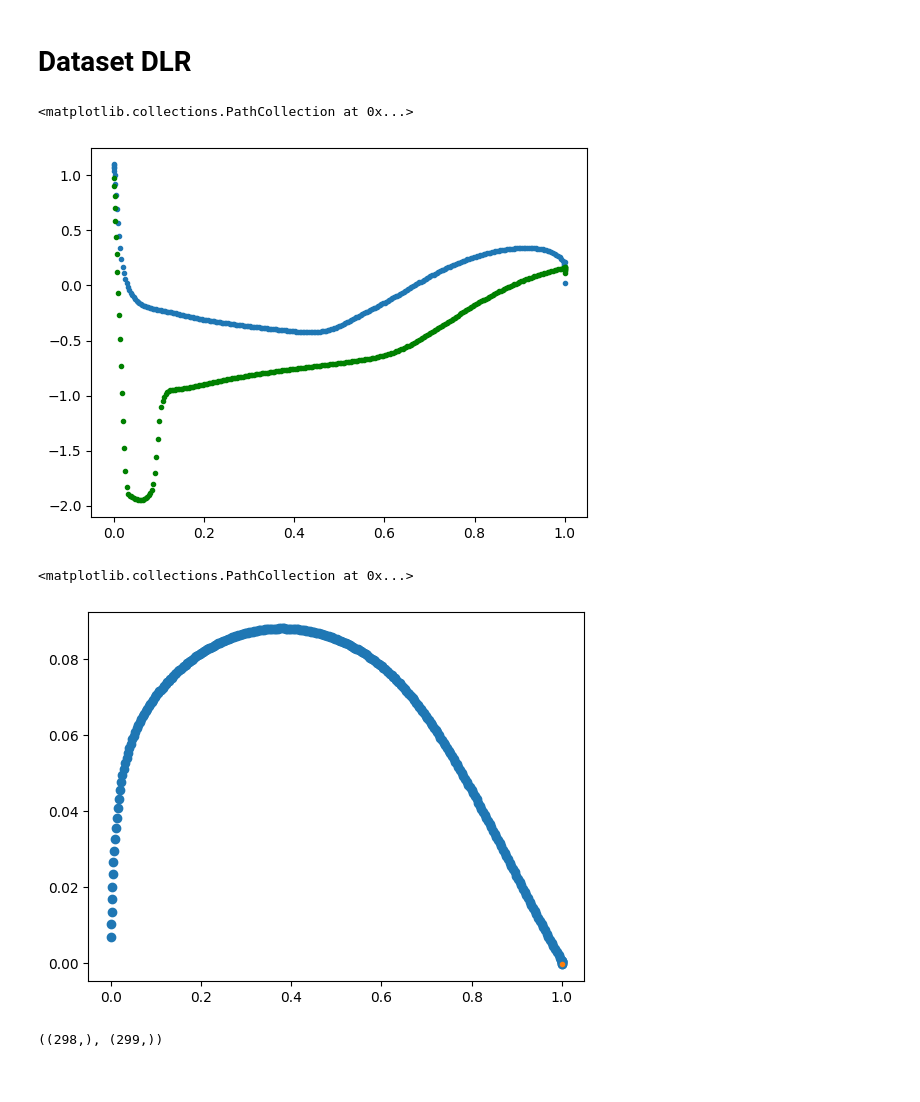
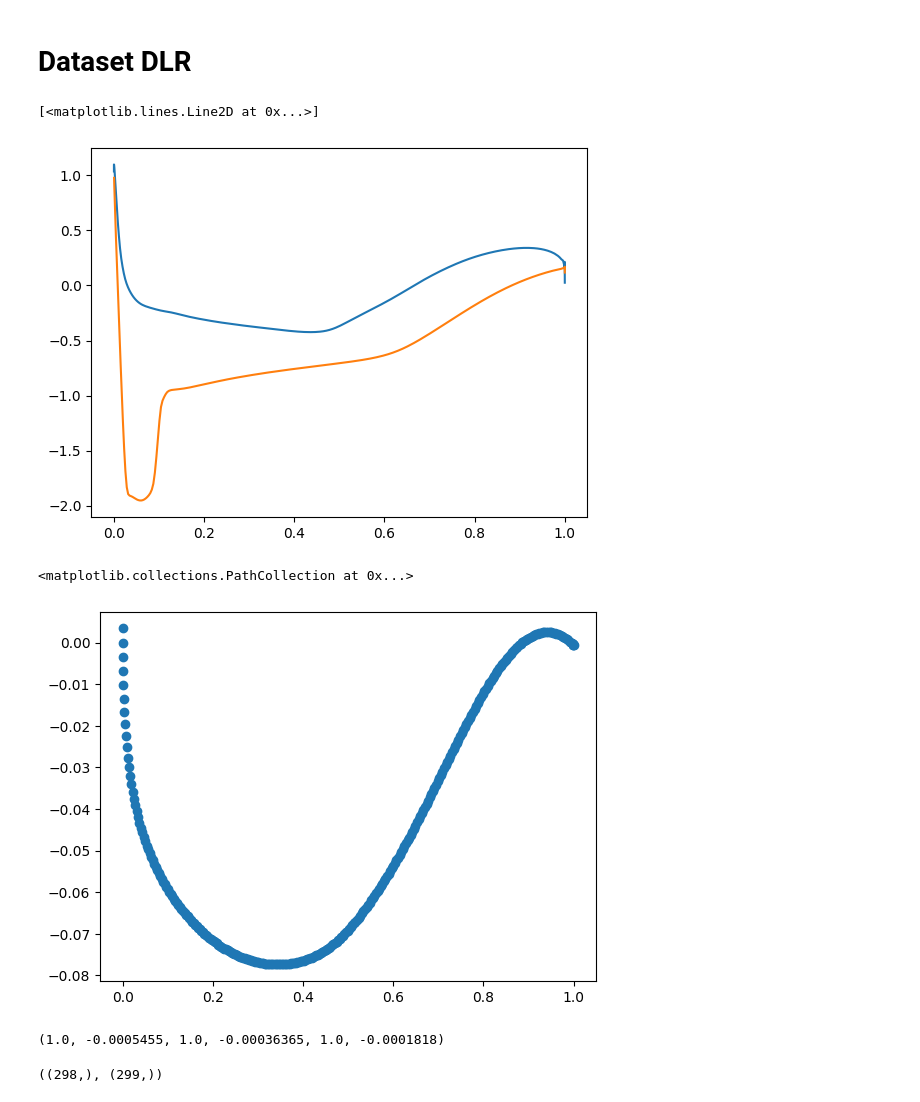
Before and after one commit to DavidRamosArchilla/denoising-diffusion-pytorch-fluid-mechanics, a Jupyter notebook: data_generation/download_and _read_datasets.ipynb, the cells around one changed output. Saved outputs shown, nothing was run; the diff lists cells and outputs as text; code cells hidden in the pictures.

```diff
--- a/data_generation/download_and _read_datasets.ipynb
+++ b/data_generation/download_and _read_datasets.ipynb
@@ -348,18 +350,22 @@ alpha = nc_fid.Alpha
 # %%
 import matplotlib.pyplot as plt
 
-plt.scatter(x[:597//2], cp[:597//2], marker='.')
-plt.scatter(x[597//2:], cp[597//2:], marker='.', c='green')
+plt.plot(x[:597//2], cp[:597//2])#, marker='.')
+plt.plot(x[597//2:], cp[597//2:])#, marker='.', c='green')
 # %% [output]
-<matplotlib.collections.PathCollection at 0x...>
+[<matplotlib.lines.Line2D at 0x...>]
-[figure, old version]
+[figure, new version]
 # %%
-# plt.scatter(x[:597//2], z[:597//2])
-plt.scatter(x[597//2:], z[597//2:])
-plt.scatter(x[298], z[298], marker='.')
+plt.scatter(x[:597//2], z[:597//2])
+# plt.scatter(x[597//2:], z[597//2:])
+# plt.scatter(x[298], z[298], marker='.')
 # %% [output]
 <matplotlib.collections.PathCollection at 0x...>
-[figure, old version]
+[figure, new version]
+# %%
+x[297], z[297], x[298], z[298], x[299], z[299]
+# %% [output]
+(1.0, -0.0005455, 1.0, -0.00036365, 1.0, -0.0001818)
 # %%
 x[:597//2].shape, x[597//2:].shape
 # %% [output]
```
Also changed, not shown: parts of 6 cells of this notebook, 3 other files.
